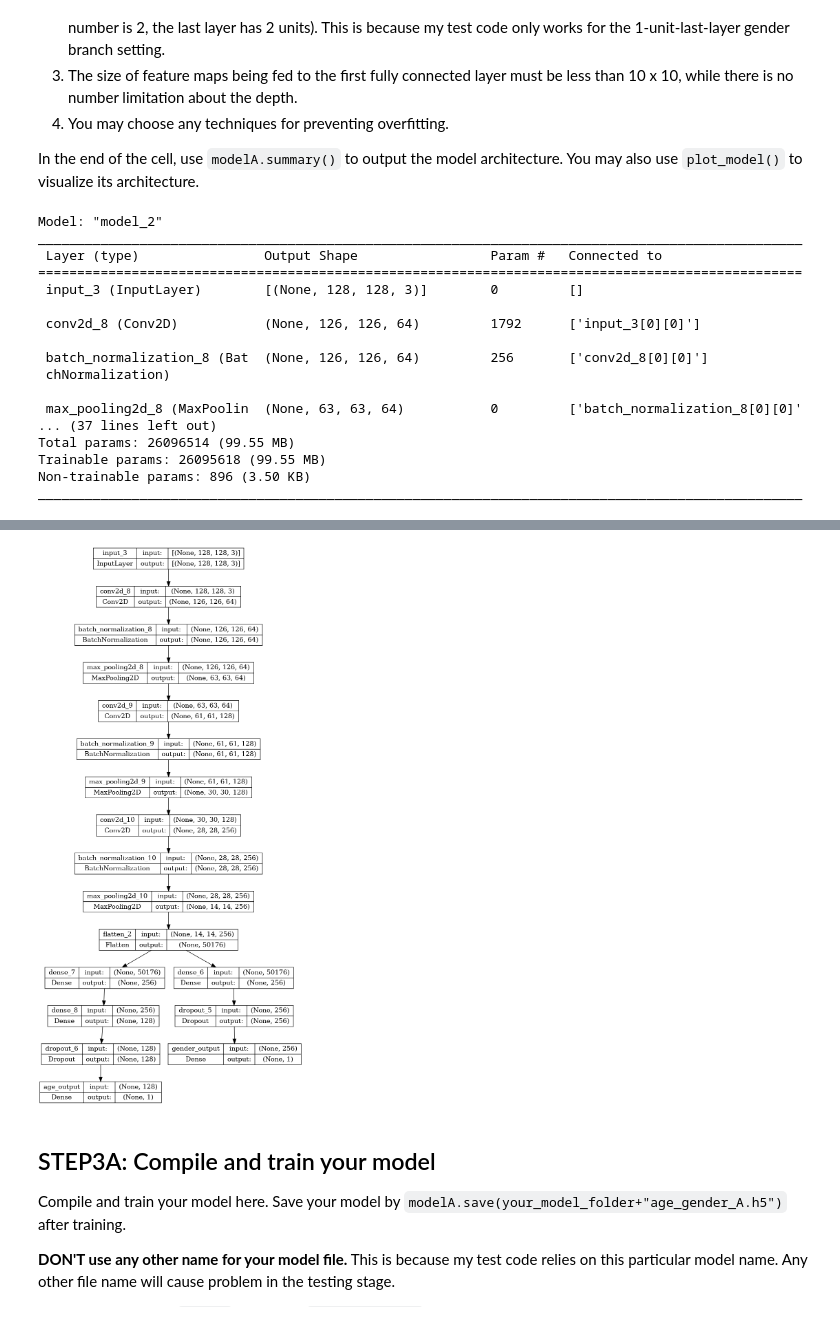
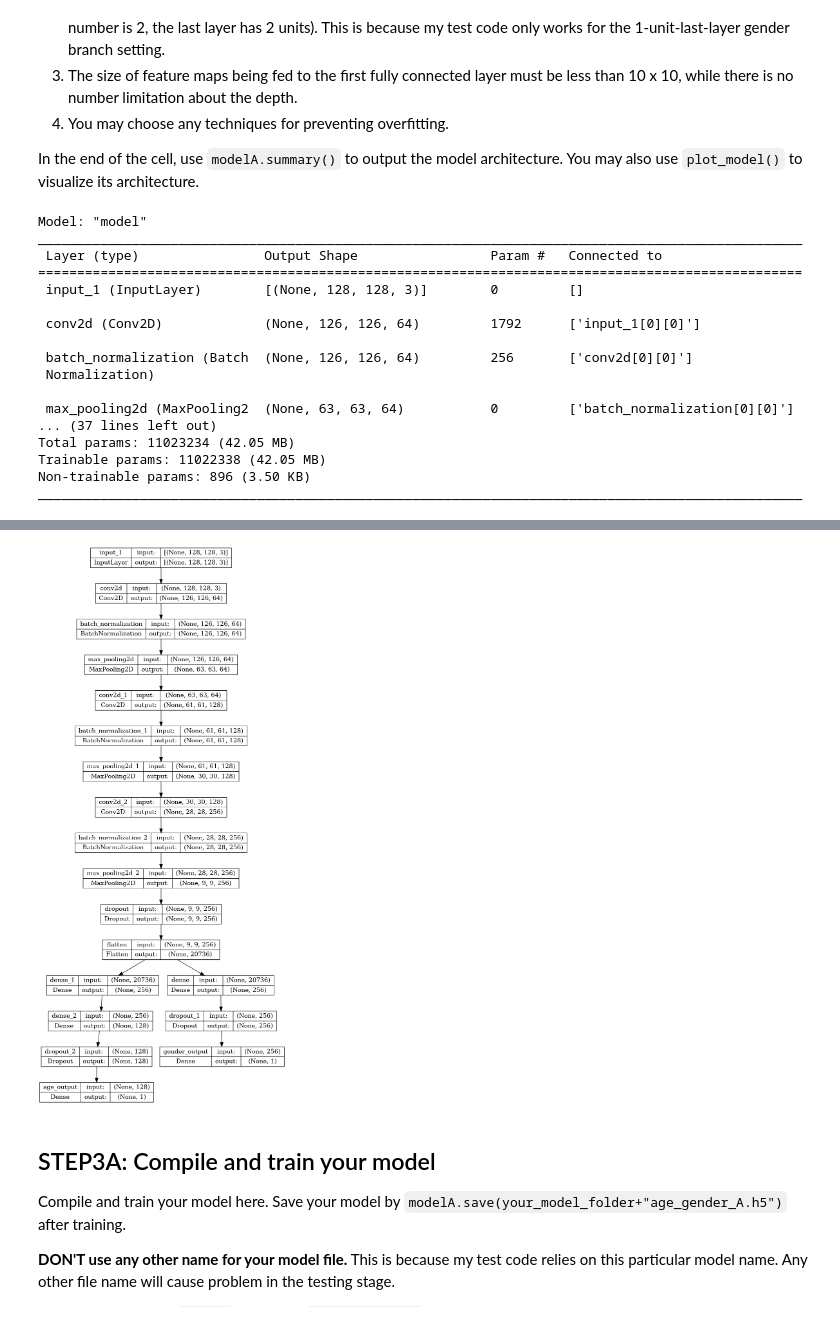
Before and after one commit to rwitobaansheikh/ML2_Coursework, a Jupyter notebook: age_gender_submit.ipynb, the cells around one changed output, grey strips where cells are left out. Saved outputs shown, nothing was run; the diff lists cells and outputs as text; code cells hidden in the pictures.

```diff
--- a/age_gender_submit.ipynb
+++ b/age_gender_submit.ipynb
@@ -307,9 +291,9 @@ X = MaxPooling2D((2, 2))(X)
 
 X = Conv2D(256, (3, 3), activation='relu')(X)
 X = BatchNormalization(axis = -1)(X)
-X = MaxPooling2D((2, 2))(X)
+X = MaxPooling2D((3, 3))(X)
 
-# X = Conv2D(512, (3, 3), activation='relu')(X)
+# X = Conv2D(256, (3, 3), activation='relu')(X)
 # X = BatchNormalization(axis = -1)(X)
 # X = MaxPooling2D((2, 2))(X)
 
@@ -317,7 +301,7 @@ X = MaxPooling2D((2, 2))(X)
 # X = BatchNormalization(axis = -1)(X)
 # X = MaxPooling2D((2, 2))(X)
 
-#X = Dropout(0.4)(X)
+X = Dropout(0.4)(X)
 X = Flatten()(X)
 
 dense_1 = Dense(256, activation='relu')(X)
@@ -333,20 +317,20 @@ modelA.summary()
 from tensorflow.keras.utils import plot_model
 plot_model(modelA, show_shapes=True)
 # %% [output]
-Model: "model_2"
+Model: "model"
 __________________________________________________________________________________________________
  Layer (type)                Output Shape                 Param #   Connected to
 ==================================================================================================
- input_3 (InputLayer)        [(None, 128, 128, 3)]        0         []
+ input_1 (InputLayer)        [(None, 128, 128, 3)]        0         []
 
- conv2d_8 (Conv2D)           (None, 126, 126, 64)         1792      ['input_3[0][0]']
+ conv2d (Conv2D)             (None, 126, 126, 64)         1792      ['input_1[0][0]']
 
- batch_normalization_8 (Bat  (None, 126, 126, 64)         256       ['conv2d_8[0][0]']
- chNormalization)
+ batch_normalization (Batch  (None, 126, 126, 64)         256       ['conv2d[0][0]']
+ Normalization)
 
- max_pooling2d_8 (MaxPoolin  (None, 63, 63, 64)           0         ['batch_normalization_8[0][0]'
+ max_pooling2d (MaxPooling2  (None, 63, 63, 64)           0         ['batch_normalization[0][0]']
 ... (37 lines left out)
-Total params: 26096514 (99.55 MB)
-Trainable params: 26095618 (99.55 MB)
+Total params: 11023234 (42.05 MB)
+Trainable params: 11022338 (42.05 MB)
 Non-trainable params: 896 (3.50 KB)
 __________________________________________________________________________________________________
@@ -353,4 +351,4 @@ ________________________________________________________________________________
-[figure, old version]
+[figure, new version]
 # %% [markdown]
 ## STEP3A: Compile and train your model
 Compile and train your model here.
```
Also changed, not shown: parts of 11 cells of this notebook, 1 other file.
